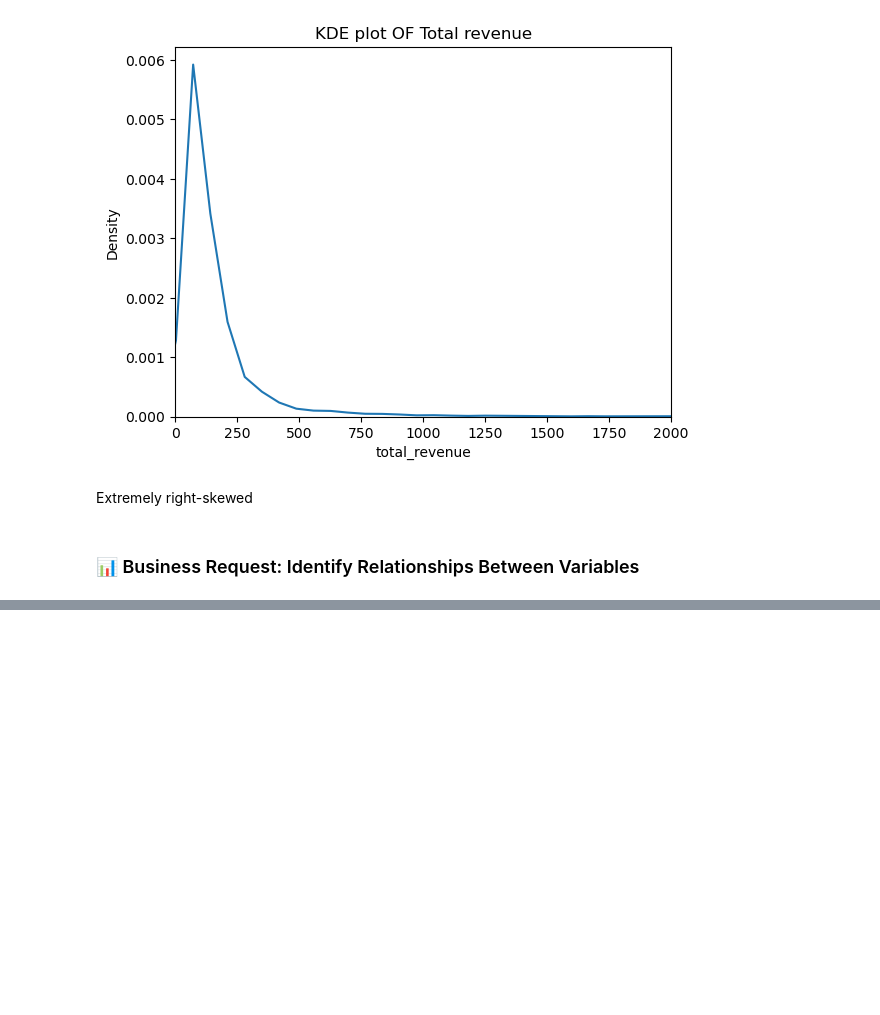
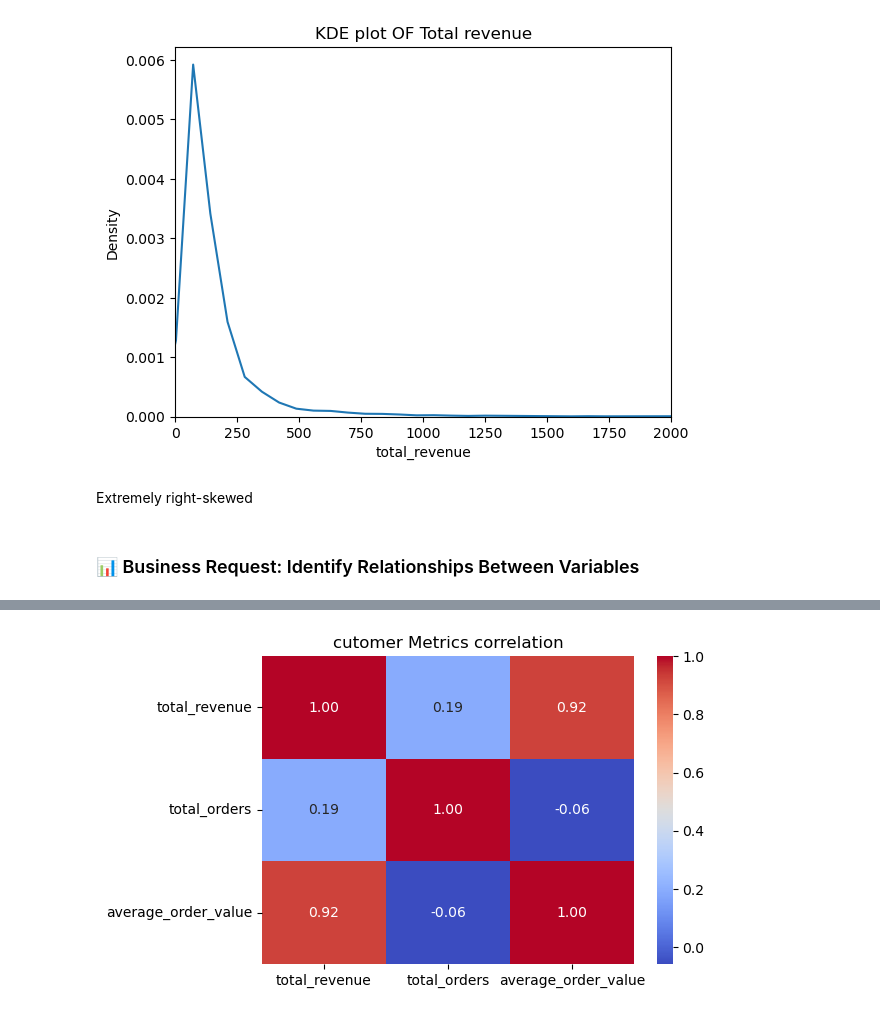
Before and after one commit to Vinaychauhan06/E-Commerce-Analytics-Dashboard-Python-SQL-Power-BI-, a Jupyter notebook: 02_EDA_Analysis.ipynb, the cells around one changed output, grey strips where cells are left out. Cells and saved outputs as stored; diff of their text form; code cells hidden in the pictures; blank space fills up the shorter version.

```diff
--- a/02_EDA_Analysis.ipynb
+++ b/02_EDA_Analysis.ipynb
@@ -244,0 +320,2 @@ ord
+# %%
+corr=high_value_customers.corr(numeric_only=True)
@@ -244,0 +329,7 @@ ord
+# %%
+plt.figure(figsize=(6,4))
+sns.heatmap(corr,annot=True,cmap='coolwarm',fmt='.2f')
+plt.title("cutomer Metrics correlation")
+plt.show()
+# %% [output]
+[figure, added]
```
Also changed, not shown: parts of 16 cells of this notebook.
